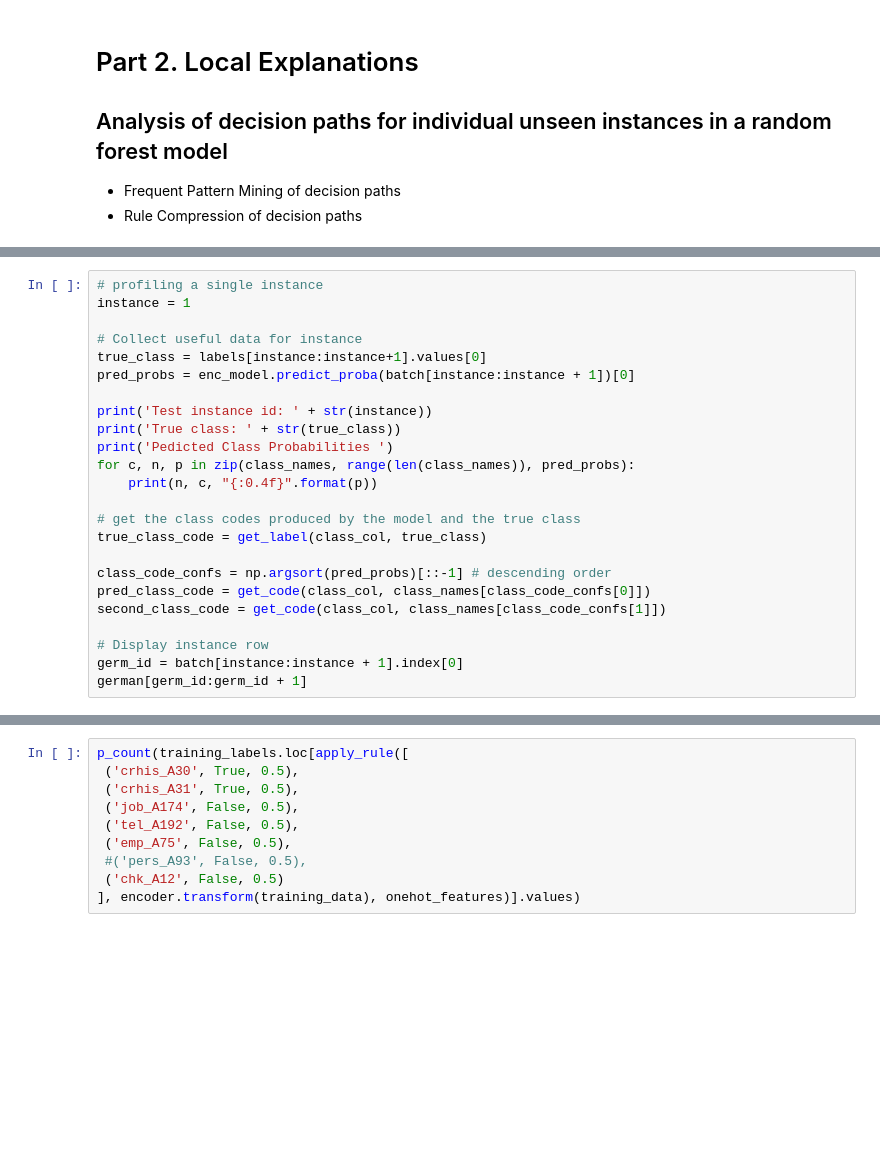
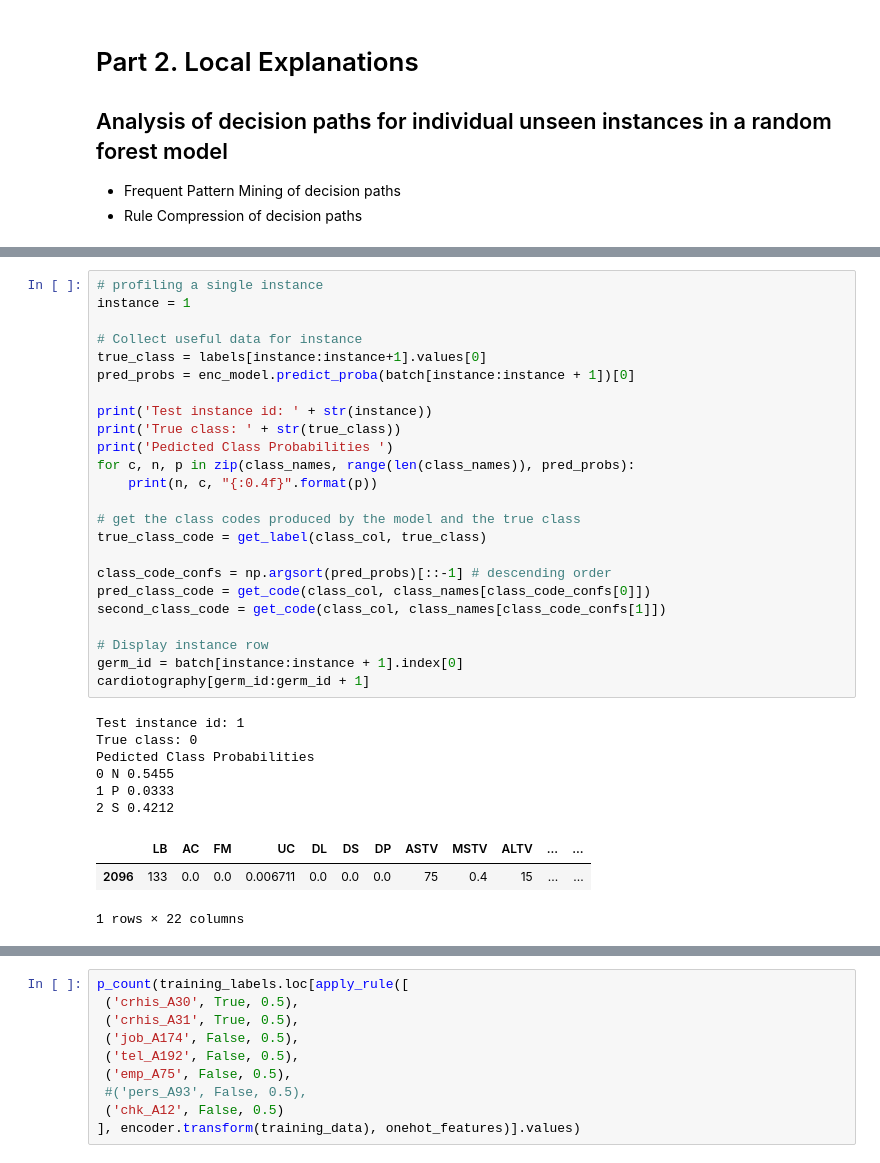
Before and after one commit to julianhatwell/interpret_basics2, a Jupyter notebook: Explanations of cardiotography data set.ipynb, the cells around one changed output, grey strips where cells are left out. Saved outputs shown, nothing was run; the diff lists cells and outputs as text; blank space fills up the shorter version.

```diff
--- a/Explanations of cardiotography data set.ipynb
+++ b/Explanations of cardiotography data set.ipynb
@@ -213,27 +226,37 @@ AttributeError: 'numpy.ndarray' object has no attribute 'todense'
 # %%
 # profiling a single instance
 instance = 1
 
 # Collect useful data for instance
 true_class = labels[instance:instance+1].values[0]
 pred_probs = enc_model.predict_proba(batch[instance:instance + 1])[0]
 
 print('Test instance id: ' + str(instance))
 print('True class: ' + str(true_class))
 print('Pedicted Class Probabilities ')
 for c, n, p in zip(class_names, range(len(class_names)), pred_probs):
     print(n, c, "{:0.4f}".format(p))
 
 # get the class codes produced by the model and the true class
 true_class_code = get_label(class_col, true_class)
 
 class_code_confs = np.argsort(pred_probs)[::-1] # descending order
 pred_class_code = get_code(class_col, class_names[class_code_confs[0]])
 second_class_code = get_code(class_col, class_names[class_code_confs[1]])
 
 # Display instance row
 germ_id = batch[instance:instance + 1].index[0]
-german[germ_id:germ_id + 1]
+cardiotography[germ_id:germ_id + 1]
+# %% [output]
+Test instance id: 1
+True class: 0
+Pedicted Class Probabilities
+0 N 0.5455
+1 P 0.0333
+2 S 0.4212
+|  | LB | AC | FM | UC | DL | DS | DP | ASTV | MSTV | ALTV | ... | ... |
+| 2096 | 133 | 0.0 | 0.0 | 0.006711 | 0.0 | 0.0 | 0.0 | 75 | 0.4 | 15 | ... | ... |
+1 rows × 22 columns
 # %%
 # training data - could be a representative sample if original tr is too large or unavailable
 training_data = X_train
```
Also changed, not shown: parts of 7 cells of this notebook, 6 other files.
